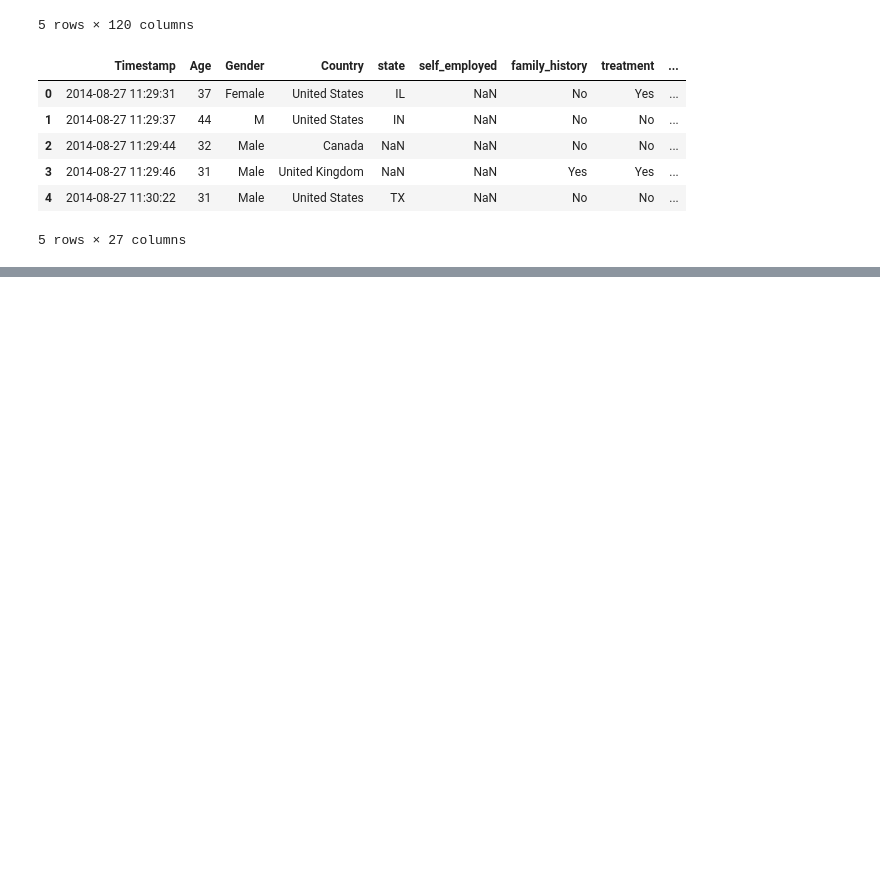
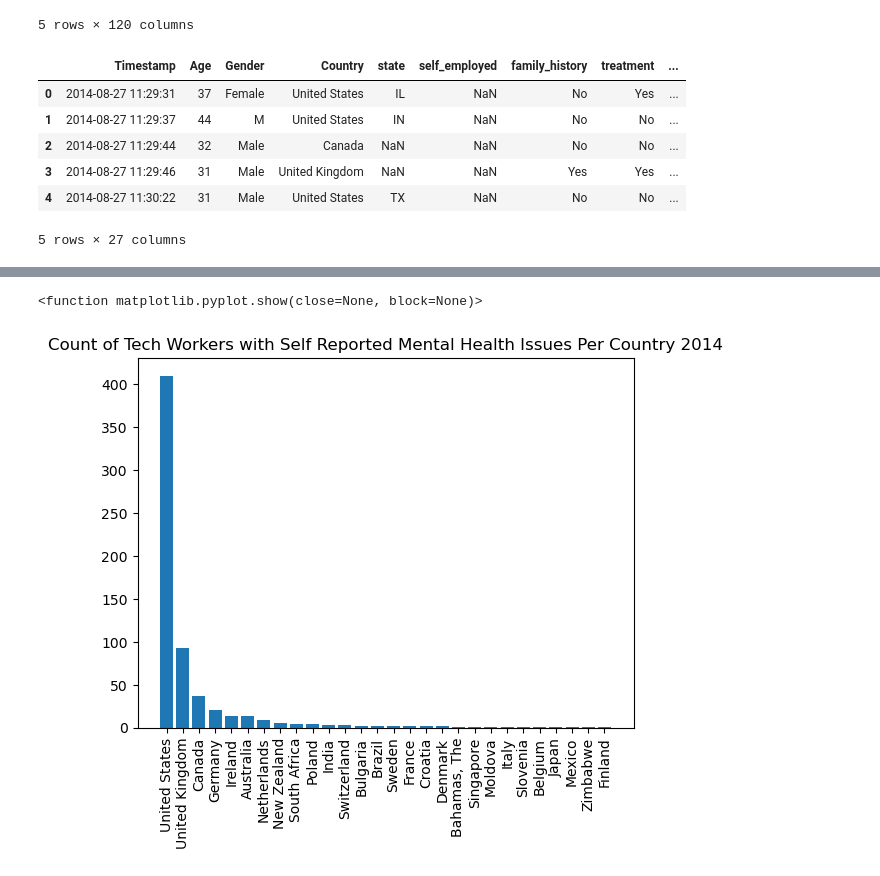
Before and after one commit to K-G-Witt/project1-team4, a Jupyter notebook: rcl_file.ipynb, the cells around one changed output, grey strips where cells are left out. Cells and saved outputs as stored; diff of their text form; code cells hidden in the pictures; blank space fills up the shorter version.

Commit message:
Added in data frames and bar chart for #1, count of mental health issues per country

```diff
--- a/rcl_file.ipynb
+++ b/rcl_file.ipynb
@@ -84,0 +37,4 @@ merged_latest_df.head()
+# %%
+#Reducing down the 2014 data frame to give only those with mental health issues and the list of countries. This is to answer proposed analysis question #1 for the pie chart
+mental_health_issues_dataframe_2014 = dataframe_2014[dataframe_2014['treatment'] == 'Yes']
+mental_health_issues_dataframe_2014.head()
@@ -84,0 +49,4 @@ merged_latest_df.head()
+# %%
+#further reduce the 2014 data frame down to just countries
+mental_health_issues_dataframe_2014_countries = mental_health_issues_dataframe_2014[['treatment', 'Country']]
+mental_health_issues_dataframe_2014_countries.head()
@@ -84,0 +60,12 @@ merged_latest_df.head()
+# %%
+#counting the number of occurences per country
+country_count_2014 = mental_health_issues_dataframe_2014_countries['Country'].value_counts()
+
+#plotting the occurences per country in a bar graph
+plt.bar(country_count_2014.index, country_count_2014.values)
+plt.title('Count of Tech Workers with Self Reported Mental Health Issues Per Country 2014')
+plt.xticks(rotation=90)
+plt.show
+# %% [output]
+<function matplotlib.pyplot.show(close=None, block=None)>
+[figure, added]
```
Also changed, not shown: parts of 10 cells of this notebook.
